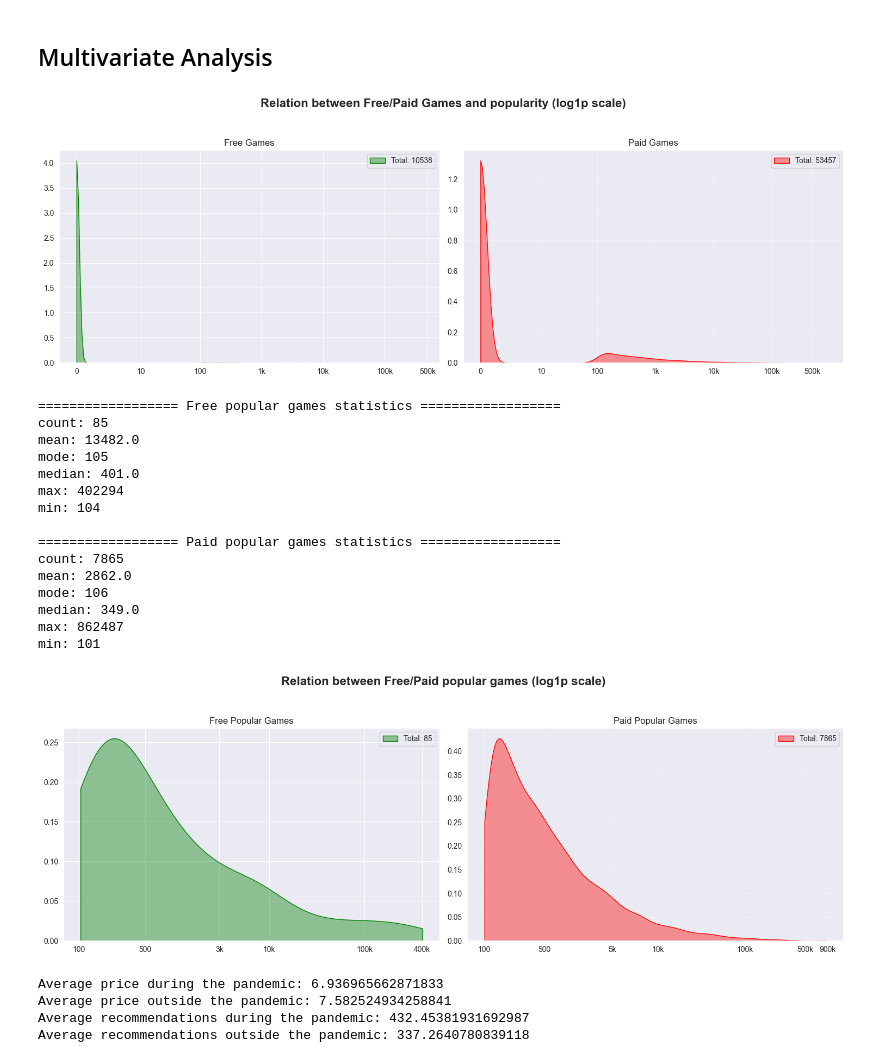
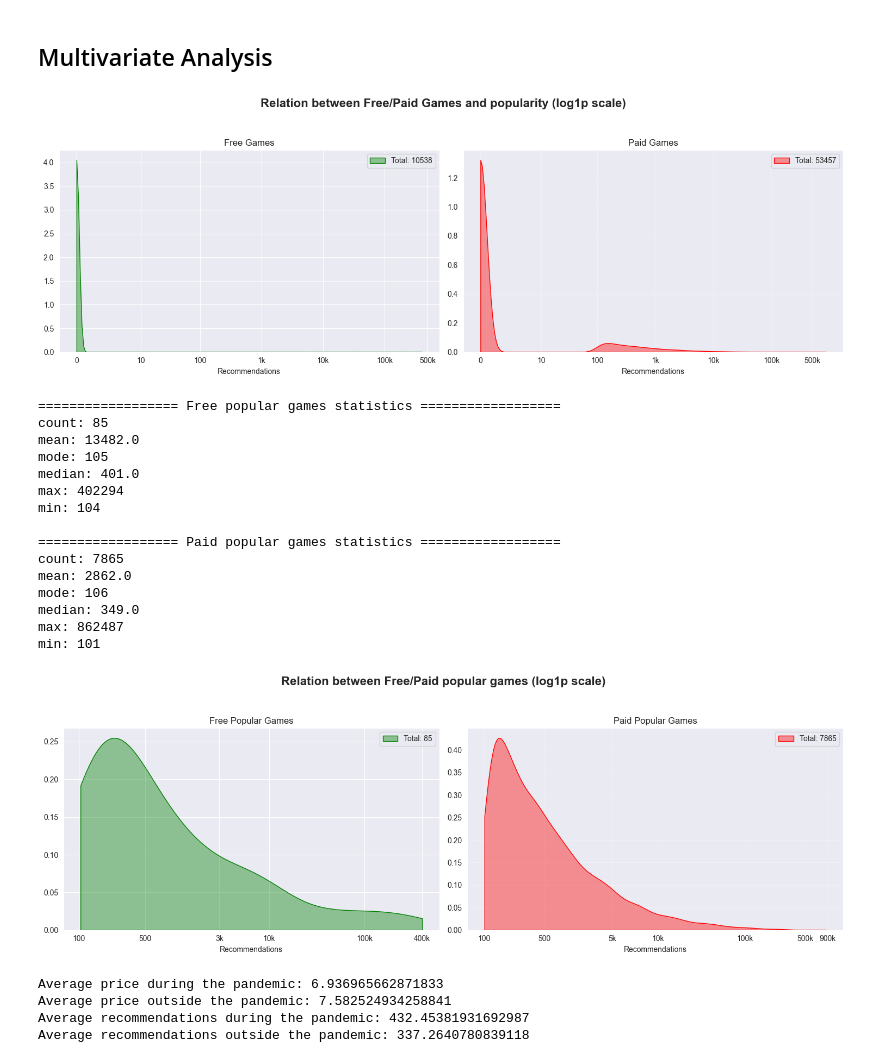
Before and after one commit to MCAlberto55/steam-games-analysis, a Jupyter notebook: notebooks/eda.ipynb, the cells around one changed output. Cells and saved outputs as stored; diff of their text form; code cells hidden in the pictures.

Commit message:
fix plots

```diff
--- a/notebooks/eda.ipynb
+++ b/notebooks/eda.ipynb
@@ -686,6 +688,7 @@ make_plot(
     plot_type="kde",
     x_col=np.log1p(free_games["recommendations"]),
     y_col=None,
+    xlabel="Recommendations",
     axes=axes[0],
     title="Free Games",
     xticks=np.log1p([0, 10, 100, 1000, 10000, 100000, 500000]),
@@ -698,6 +701,7 @@ make_plot(
     plot_type="kde",
     x_col=np.log1p(paid_games["recommendations"]),
     y_col=None,
+    xlabel="Recommendations",
     axes=axes[1],
     title="Paid Games",
     xticks=np.log1p([0, 10, 100, 1000, 10000, 100000, 500000]),
@@ -709,7 +713,7 @@ make_plot(
 
 plt.show()
 # %% [output]
-[figure, old version]
+[figure, new version]
 # %%
 # Relation between Free/Paid most popular games
 popular_games = data["recommendations"] > 0
@@ -734,6 +738,7 @@ make_plot(
     plot_type="kde",
     x_col=np.log1p(free_popular_games),
     y_col=None,
+    xlabel="Recommendations",
     axes=axes[0],
     title="Free Popular Games",
     color="green",
@@ -745,34 +750,35 @@ make_plot(
 make_plot(
     plot_type="kde",
     x_col=np.log1p(paid_popular_games),
     y_col=None,
+    xlabel="Recommendations",
     axes=axes[1],
     title="Paid Popular Games",
     color="red",
     xticks=np.log1p([100, 500, 3000, 10000, 100000, 500000, 900000]),
     xticklabels=["100", "500", "5k", "10k", "100k", "500k", "900k"],
     legend=True,
     legend_label=f"Total: {len(paid_popular_games)}",
 )
 
 plt.show()
 # %% [output]
 ================== Free popular games statistics ==================
 count: 85
 mean: 13482.0
 mode: 105
 median: 401.0
 max: 402294
 min: 104
 
 ================== Paid popular games statistics ==================
 count: 7865
 mean: 2862.0
 mode: 106
 median: 349.0
 max: 862487
 min: 101
-[figure, old version]
+[figure, new version]
 # %%
 # Insights during covid period
 Pandemic = (data["release_date"] >= "2020-03-11") & (
```
Also changed, not shown: parts of 3 cells of this notebook, 2 other files.
